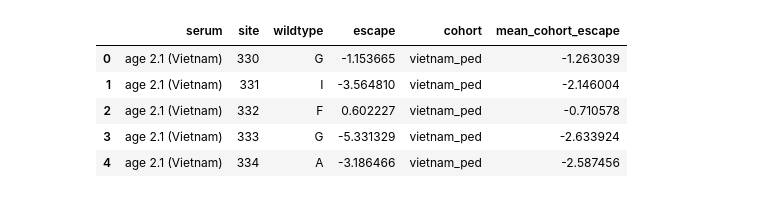
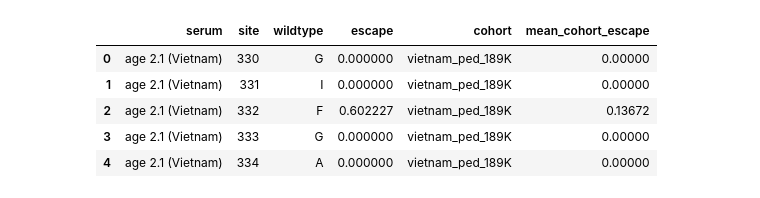
Before and after one commit to sorsinelli/flu_h3_hk19_dms_ic50, a Jupyter notebook: scratch_notebooks/figure_drafts/perth09_analysis/sitewise_escape_perth09.ipynb, the cells around one changed output. Cells and saved outputs as stored; diff of their text form; code cells hidden in the pictures.

```diff
--- a/scratch_notebooks/figure_drafts/perth09_analysis/sitewise_escape_perth09.ipynb
+++ b/scratch_notebooks/figure_drafts/perth09_analysis/sitewise_escape_perth09.ipynb
@@ -19,16 +19,27 @@ os.chdir('../../../')
 # %%
 # define samples in each age cohort
 sample_dict = {
-    "vietnam_ped": [
+    "vietnam_ped_189K": [
         "age 2.1 (Vietnam)",
         "age 2.2 (Vietnam)",
-        "age 2.4 (Vietnam)",
+        # "age 2.4 (Vietnam)",
         "age 2.5 (Vietnam)",
         "age 2.5b (Vietnam)",
+        # "age 3.3 (Vietnam)",
+        # "age 3.3b (Vietnam)",
+        # "age 3.4 (Vietnam)",
+        "age 3.5 (Vietnam)",
+    ],
+    "vietnam_ped_189N": [
+        # "age 2.1 (Vietnam)",
+        # "age 2.2 (Vietnam)",
+        "age 2.4 (Vietnam)",
+        # "age 2.5 (Vietnam)",
+        # "age 2.5b (Vietnam)",
         "age 3.3 (Vietnam)",
         "age 3.3b (Vietnam)",
         "age 3.4 (Vietnam)",
-        "age 3.5 (Vietnam)",
+        # "age 3.5 (Vietnam)",
     ],
     "vietnam_adult": [
         "age 30.5 (Vietnam)",
@@ -61,36 +72,39 @@ def convert_site_to_numeric(site):
             return number + 329
         except ValueError:
             return site  # If there's an issue with conversion, return the original value
     else:
         return site
 
 # Apply the function to the 'site' column
 escape_df['site'] = escape_df['site'].apply(convert_site_to_numeric)
 
 # get summed escape at each site
 escape_df = escape_df.groupby(['serum', 'site', 'wildtype'], as_index=False).aggregate({'escape': 'sum'})
 
+# floor at 0
+escape_df['escape'] = escape_df['escape'].clip(lower=0)
+
 # add cohort label
 def find_sample_type(sample_name):
     for sample_type, sample_list in sample_dict.items():
         if sample_name in sample_list:
             return sample_type
     return None
 
 escape_df['cohort'] = escape_df['serum'].apply(find_sample_type)
 
 # add 'mean_cohort_escape' column of mean escape values per site within a cohort
 escape_df['mean_cohort_escape'] = (
     escape_df.groupby(['site', 'cohort'])['escape']
     .transform('mean')
 )
 
 escape_df.head()
 # %% [output]
 |  | serum | site | wildtype | escape | cohort | mean_cohort_escape |
-| 0 | age 2.1 (Vietnam) | 330 | G | -1.153665 | vietnam_ped | -1.263039 |
-| 1 | age 2.1 (Vietnam) | 331 | I | -3.564810 | vietnam_ped | -2.146004 |
-| 2 | age 2.1 (Vietnam) | 332 | F | 0.602227 | vietnam_ped | -0.710578 |
-| 3 | age 2.1 (Vietnam) | 333 | G | -5.331329 | vietnam_ped | -2.633924 |
-| 4 | age 2.1 (Vietnam) | 334 | A | -3.186466 | vietnam_ped | -2.587456 |
+| 0 | age 2.1 (Vietnam) | 330 | G | 0.000000 | vietnam_ped_189K | 0.00000 |
+| 1 | age 2.1 (Vietnam) | 331 | I | 0.000000 | vietnam_ped_189K | 0.00000 |
+| 2 | age 2.1 (Vietnam) | 332 | F | 0.602227 | vietnam_ped_189K | 0.13672 |
+| 3 | age 2.1 (Vietnam) | 333 | G | 0.000000 | vietnam_ped_189K | 0.00000 |
+| 4 | age 2.1 (Vietnam) | 334 | A | 0.000000 | vietnam_ped_189K | 0.00000 |
 # %%
```
Also changed, not shown: parts of 10 cells of this notebook, 12 other files.
